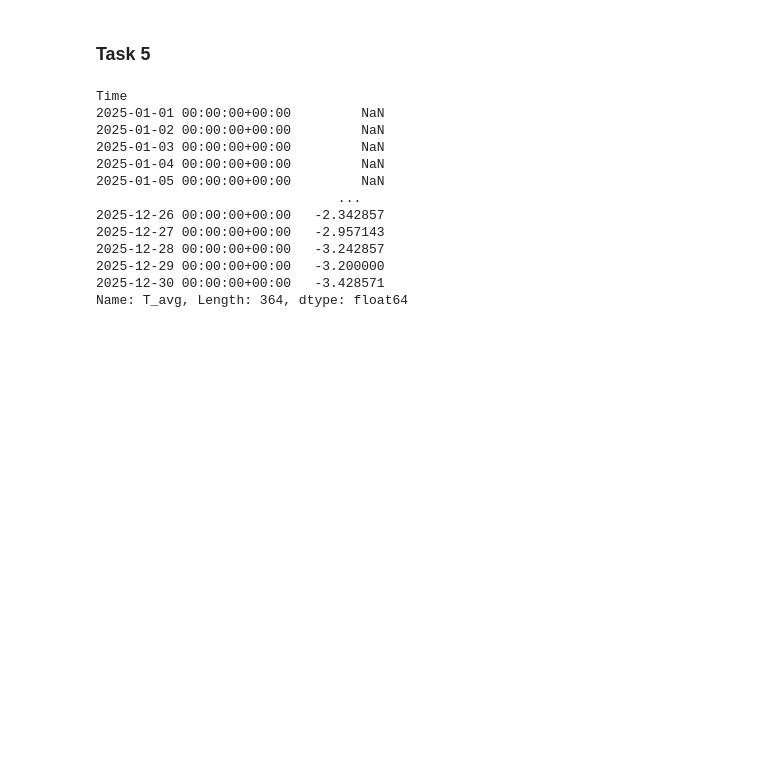
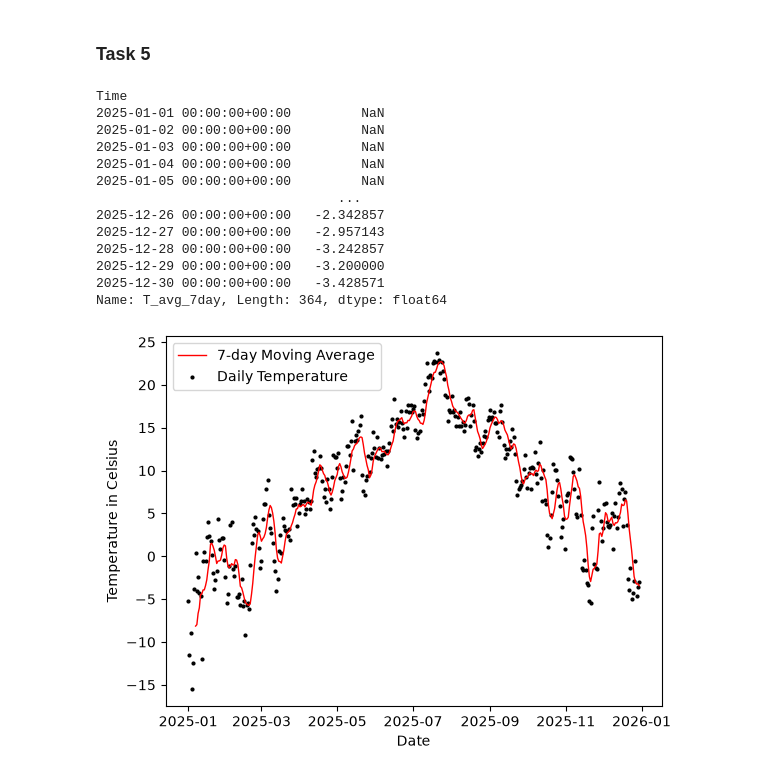
Before and after one commit to saturnBEEF/deliverable-1, a Jupyter notebook: main.ipynb, the cells around one changed output. Saved outputs shown, nothing was run; the diff lists cells and outputs as text; code cells hidden in the pictures; blank space fills up the shorter version.

Commit message:
Added plot in task 5

```diff
--- a/main.ipynb
+++ b/main.ipynb
@@ -178,7 +178,7 @@ The statistics shows us a bigger range in the 1925 temperatures than 2025. But t
 # %% [markdown]
 ### Task 5
 # %%
-def moving_average(dataframe: pd.DataFrame, column: str="T_avg", time_window: int=7):
+def moving_average(dataframe: pd.DataFrame, column: str="T_avg", time_window: int=7) -> pd.Series:
     """
     Calculates 7-day moving average for temperature.
         Example: first calculate day 1-7, then 2-8 and so on.
@@ -187,10 +187,16 @@ def moving_average(dataframe: pd.DataFrame, column: str="T_avg", time_window: in
         dataframe: a pandas dataframe of average air temperatures.
         column: name of temperature column, default: T_avg
         time_window: Number of days for moving temp, default: 7
+
+    return:
+        rolling_temp:
     """
-    return dataframe[column].rolling(window=time_window).mean()
+    rolling_temp = dataframe[column].rolling(window=time_window).mean()
 
-moving_average(df_2025)
+    return rolling_temp
+
+df_2025["T_avg_7day"] = moving_average(df_2025)
+df_2025["T_avg_7day"]
 # %% [output]
 Time
 2025-01-01 00:00:00+00:00         NaN
@@ -204,4 +210,14 @@ Time
 2025-12-28 00:00:00+00:00   -3.242857
 2025-12-29 00:00:00+00:00   -3.200000
 2025-12-30 00:00:00+00:00   -3.428571
-Name: T_avg, Length: 364, dtype: float64
+Name: T_avg_7day, Length: 364, dtype: float64
+# %%
+plt.plot(df_2025.index, df_2025["T_avg_7day"], color="red", linewidth=1, label="7-day Moving Average")
+plt.scatter(df_2025.index, df_2025["T_avg"], color="black", s=4, label="Daily Temperature")
+
+plt.xlabel("Date")
+plt.ylabel("Temperature in Celsius")
+plt.legend()
+plt.show()
+# %% [output]
+[figure, added]
```
Also changed, not shown: parts of 1 cell of this notebook.
